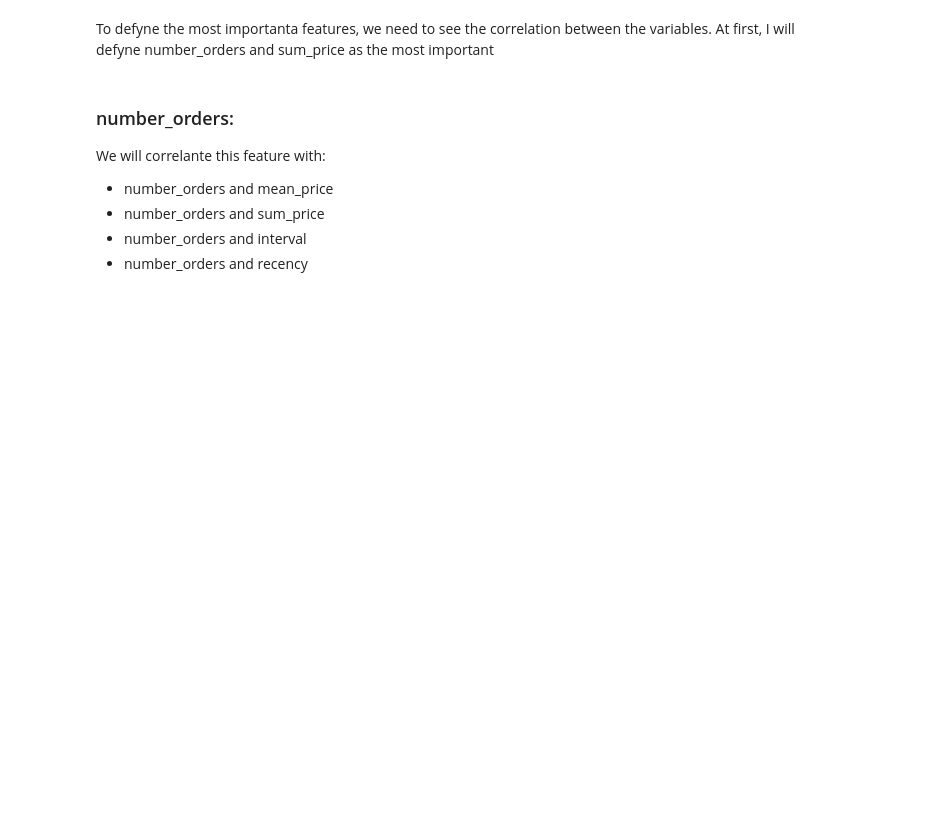
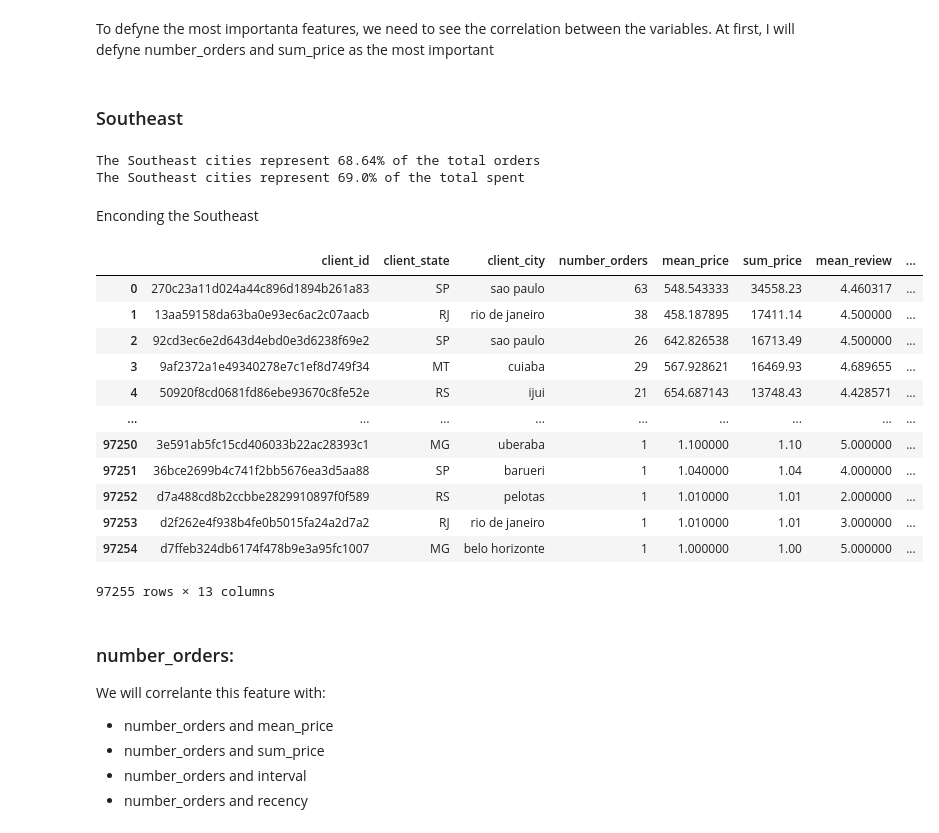
Before and after one commit to barbarafarah/clustering-clients, a Jupyter notebook: classifyng-customers.ipynb, the cells around one changed output. Cells and saved outputs as stored; diff of their text form; code cells hidden in the pictures; blank space fills up the shorter version.

```diff
--- a/classifyng-customers.ipynb
+++ b/classifyng-customers.ipynb
@@ -459,3 +459,5 @@ print(str(len(df_gold))+" clients are premium, which represents only "+ str(roun
 # The most Important Features
 # %% [markdown]
 To defyne the most importanta features, we need to see the correlation between the variables. At first, I will defyne number_orders and sum_price as the most important
+# %% [markdown]
+### Southeast
@@ -461,0 +466,13 @@ To defyne the most importanta features, we need to see the correlation between t
+# %%
+print('The Southeast cities represent ' +
+      str(round(len(df_SE)/len(df_clients),4)*100) +
+      '% of the total orders')
+
+print('The Southeast cities represent ' +
+      str(round(df_SE['sum_price'].sum()/df_clients['sum_price'].sum(),2)*100) +
+      '% of the total spent ')
+# %% [output]
+The Southeast cities represent 68.64% of the total orders
+The Southeast cities represent 69.0% of the total spent
+# %% [markdown]
+Enconding the Southeast
@@ -462,3 +483,19 @@ To defyne the most importanta features, we need to see the correlation between t
+# %%
+df_clients
+# %% [output]
+|  | client_id | client_state | client_city | number_orders | mean_price | sum_price | mean_review | ... |
+| 0 | 270c23a11d024a44c896d1894b261a83 | SP | sao paulo | 63 | 548.543333 | 34558.23 | 4.460317 | ... |
+| 1 | 13aa59158da63ba0e93ec6ac2c07aacb | RJ | rio de janeiro | 38 | 458.187895 | 17411.14 | 4.500000 | ... |
+| 2 | 92cd3ec6e2d643d4ebd0e3d6238f69e2 | SP | sao paulo | 26 | 642.826538 | 16713.49 | 4.500000 | ... |
+| 3 | 9af2372a1e49340278e7c1ef8d749f34 | MT | cuiaba | 29 | 567.928621 | 16469.93 | 4.689655 | ... |
+| 4 | 50920f8cd0681fd86ebe93670c8fe52e | RS | ijui | 21 | 654.687143 | 13748.43 | 4.428571 | ... |
+| ... | ... | ... | ... | ... | ... | ... | ... | ... |
+| 97250 | 3e591ab5fc15cd406033b22ac28393c1 | MG | uberaba | 1 | 1.100000 | 1.10 | 5.000000 | ... |
+| 97251 | 36bce2699b4c741f2bb5676ea3d5aa88 | SP | barueri | 1 | 1.040000 | 1.04 | 4.000000 | ... |
+| 97252 | d7a488cd8b2ccbbe2829910897f0f589 | RS | pelotas | 1 | 1.010000 | 1.01 | 2.000000 | ... |
+| 97253 | d2f262e4f938b4fe0b5015fa24a2d7a2 | RJ | rio de janeiro | 1 | 1.010000 | 1.01 | 3.000000 | ... |
+| 97254 | d7ffeb324db6174f478b9e3a95fc1007 | MG | belo horizonte | 1 | 1.000000 | 1.00 | 5.000000 | ... |
+97255 rows × 13 columns
 # %% [markdown]
 ### number_orders:
 We will correlante this feature with:
```
Also changed, not shown: parts of 17 cells of this notebook.
